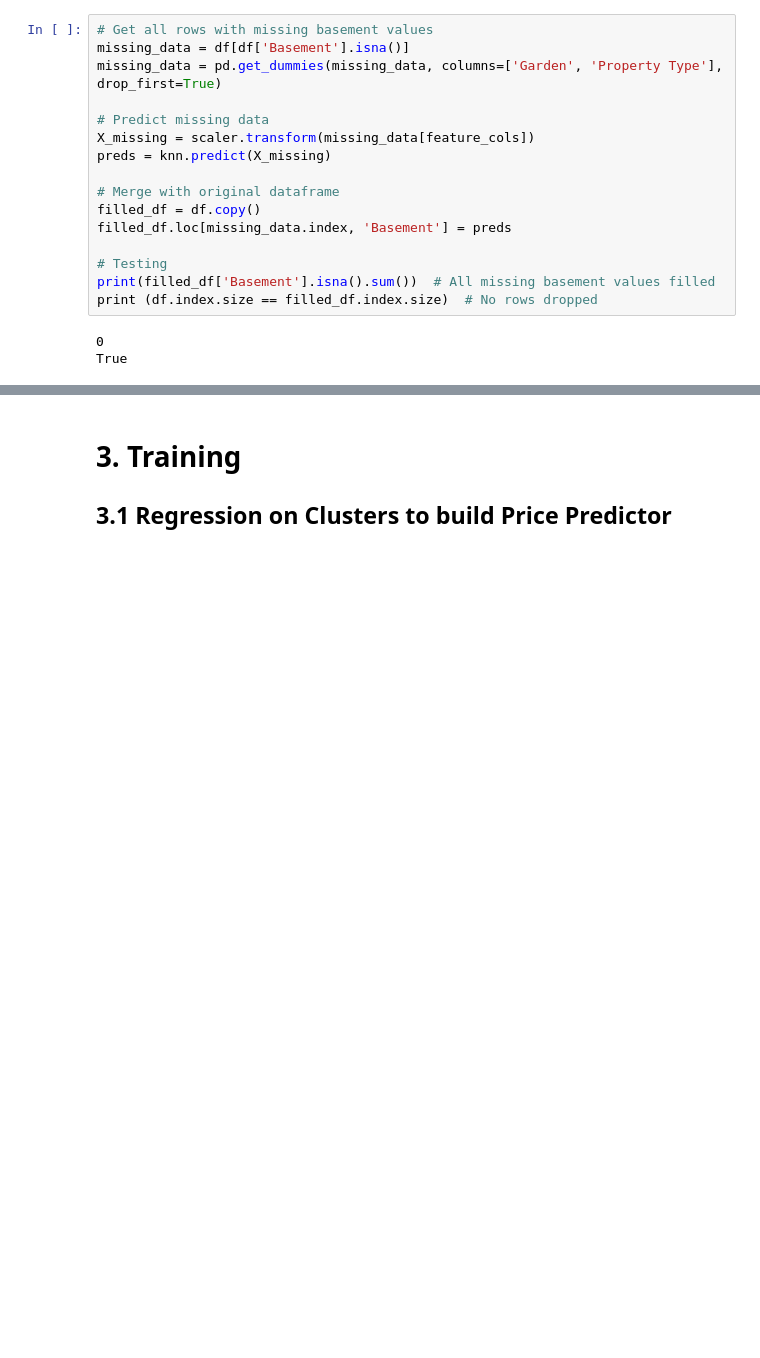
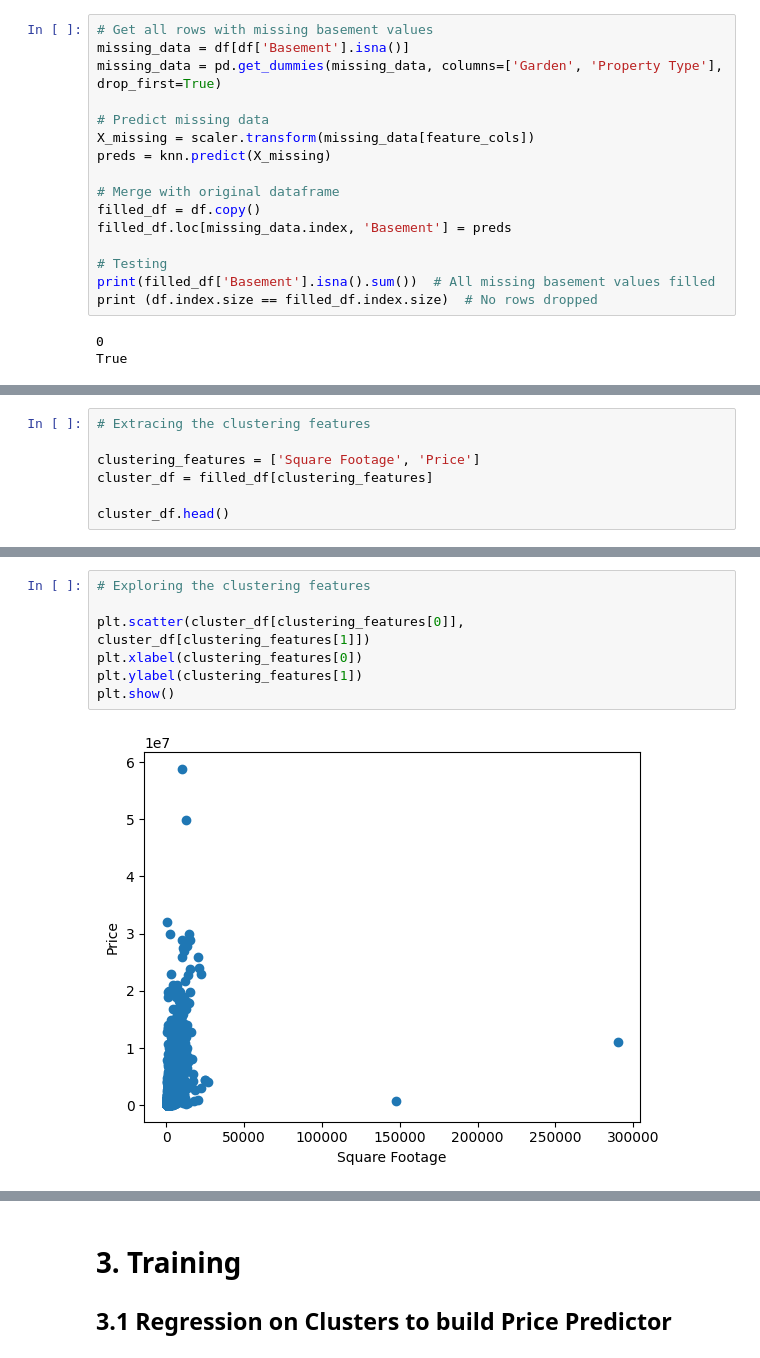
Before and after one commit to mrishab/COMP381_FinalProject, a Jupyter notebook: RealEstateDeals.ipynb, the cells around one changed output, grey strips where cells are left out. Drawn from its saved outputs; the diff is of its cells as text; blank space fills up the shorter version.

Commit message:
Implemented clustering to categorize data based price and square footage

```diff
--- a/RealEstateDeals.ipynb
+++ b/RealEstateDeals.ipynb
@@ -199,0 +205,7 @@ True
+# %%
+# Extracing the clustering features
+
+clustering_features = ['Square Footage', 'Price']
+cluster_df = filled_df[clustering_features]
+
+cluster_df.head()
@@ -199,0 +231,9 @@ True
+# %%
+# Exploring the clustering features
+
+plt.scatter(cluster_df[clustering_features[0]], cluster_df[clustering_features[1]])
+plt.xlabel(clustering_features[0])
+plt.ylabel(clustering_features[1])
+plt.show()
+# %% [output]
+[figure, added]
```
Also changed, not shown: parts of 13 cells of this notebook.
